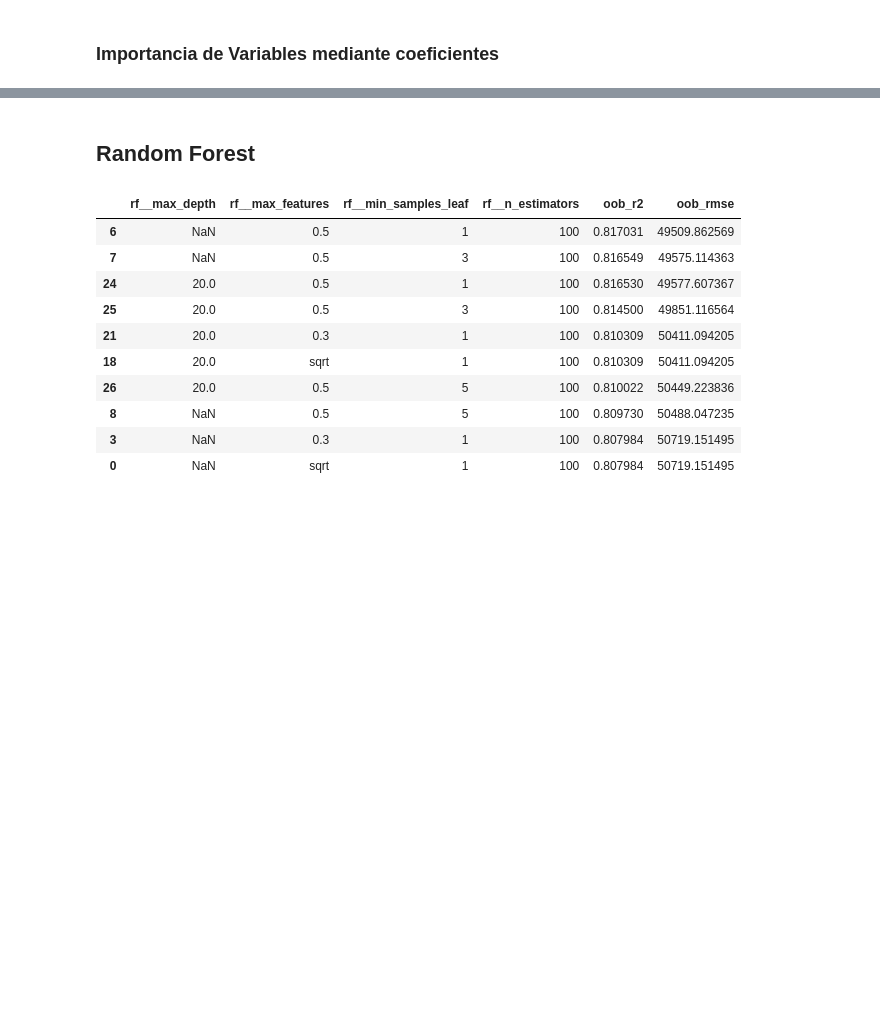
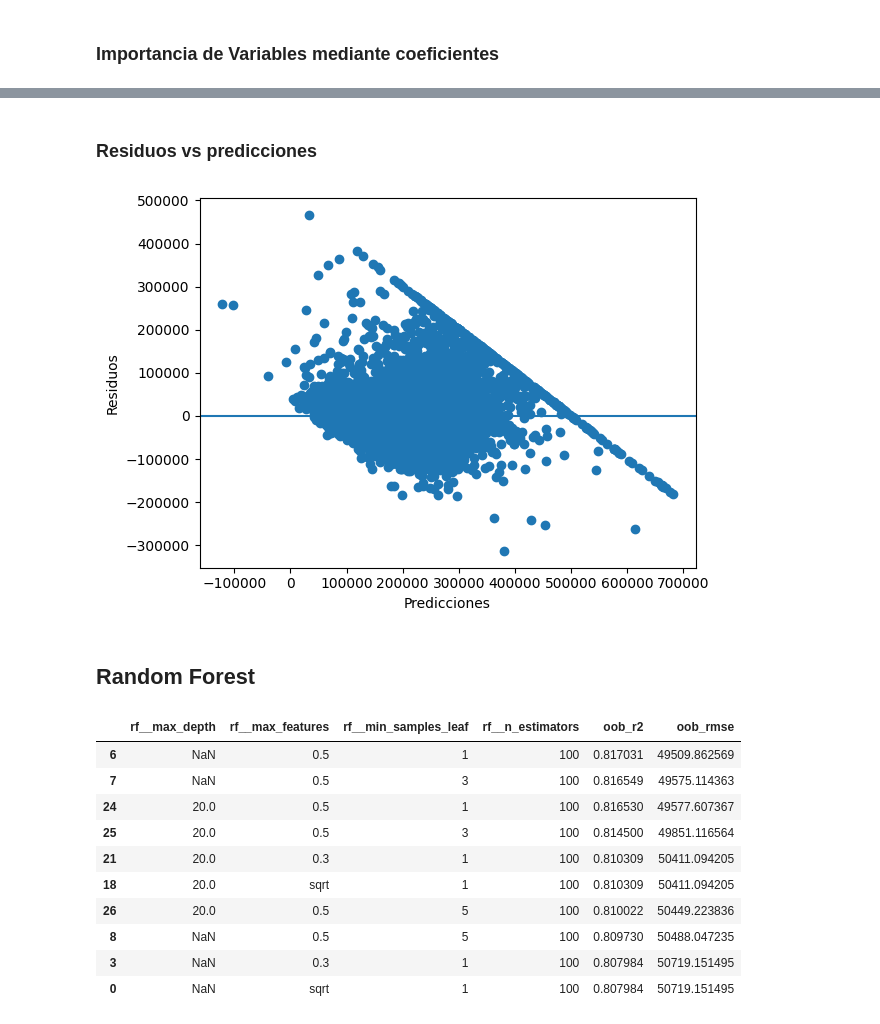
Before and after one commit to Danelnov/ml-project_analitica_datos, a Jupyter notebook: notebooks/02_modeling_regresion.ipynb, the cells around one changed output, grey strips where cells are left out. Drawn from its saved outputs; the diff is of its cells as text; code cells hidden in the pictures; blank space fills up the shorter version.

Commit message:
se añadieron el xgboost y el analisis de residuos

```diff
--- a/notebooks/02_modeling_regresion.ipynb
+++ b/notebooks/02_modeling_regresion.ipynb
@@ -320,3 +383,16 @@ plt.show()
+# %% [markdown]
+### Residuos vs predicciones
+# %%
+y_pred = model_lasso.predict(X_test)
+residuos = y_test - y_pred
+
+plt.scatter(y_pred, residuos)
+plt.axhline(0)  # línea horizontal en 0
+plt.xlabel("Predicciones")
+plt.ylabel("Residuos")
+plt.show()
+# %% [output]
+[figure, added]
 # %% [markdown]
 ## Random Forest
 # %%
```
Also changed, not shown: parts of 19 cells of this notebook, 12 other files.
